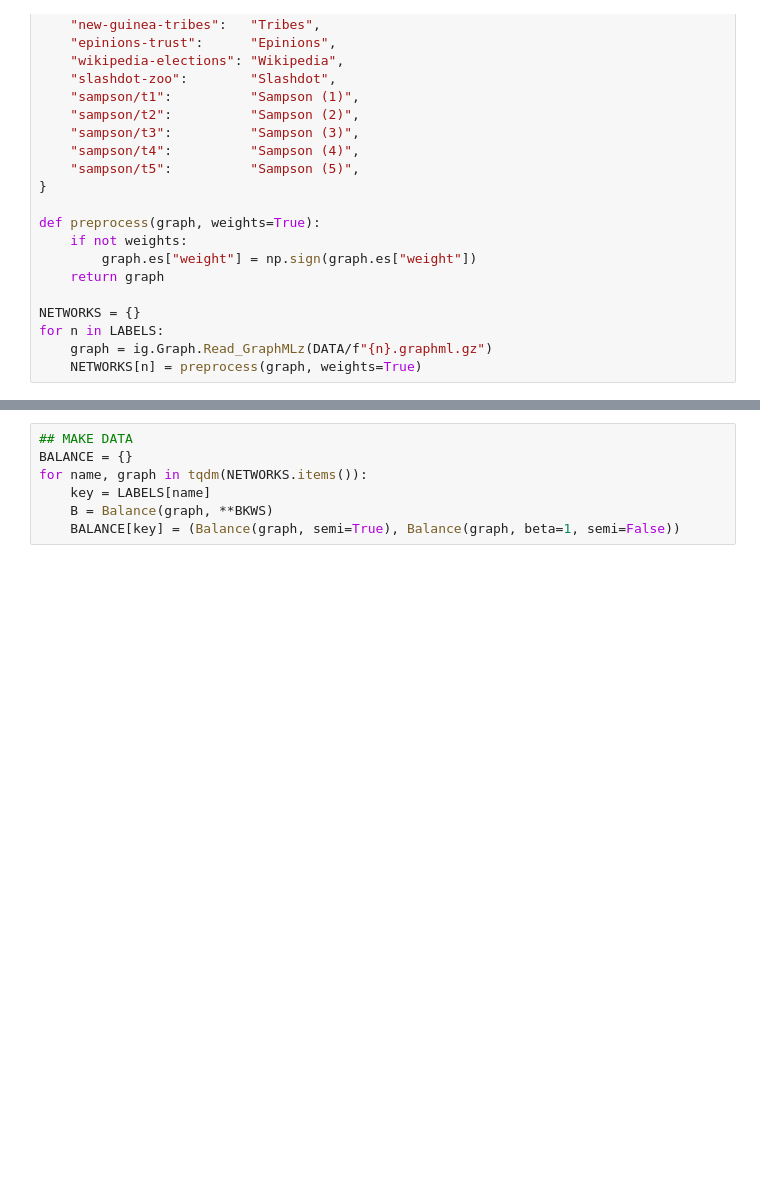
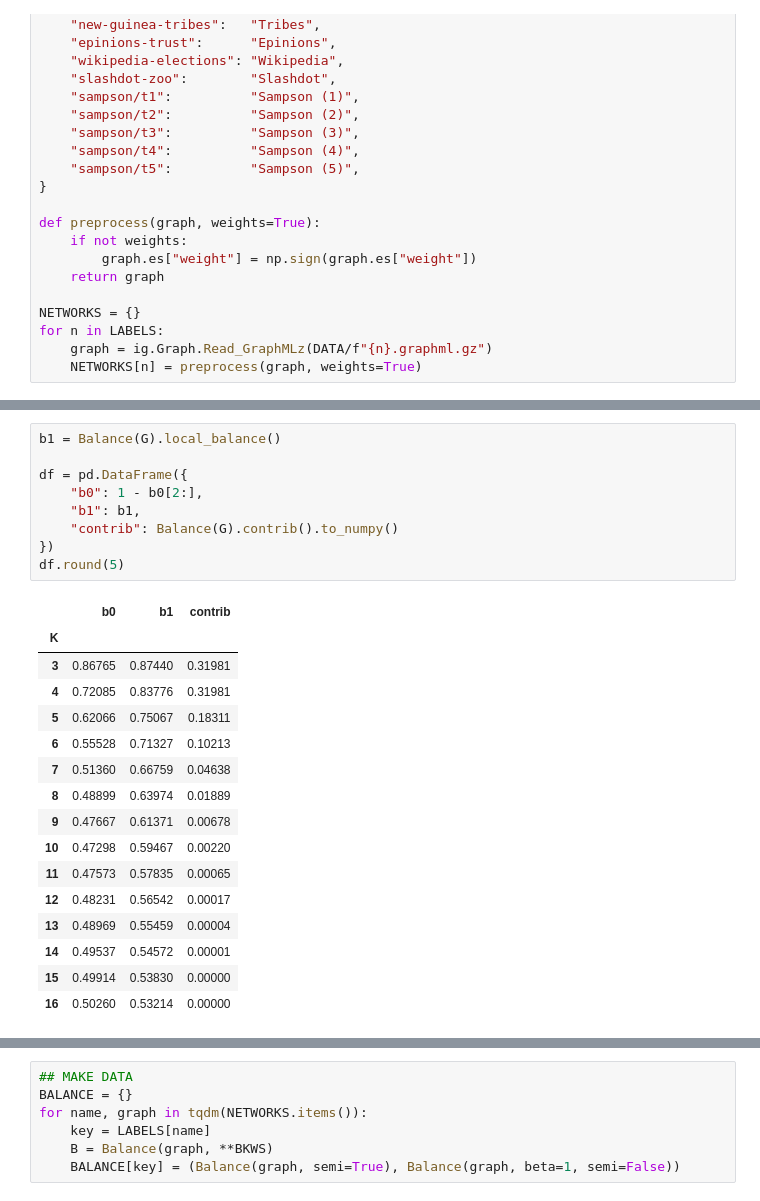
Before and after one commit to sztal/msb, a Jupyter notebook: notebooks/3-contributions.ipynb, the cells around one changed output, grey strips where cells are left out. Drawn from its saved outputs; the diff is of its cells as text; blank space fills up the shorter version.

```diff
--- a/notebooks/3-contributions.ipynb
+++ b/notebooks/3-contributions.ipynb
@@ -58,0 +99,26 @@ for n in LABELS:
+# %%
+b1 = Balance(G).local_balance()
+
+df = pd.DataFrame({
+    "b0": 1 - b0[2:],
+    "b1": b1,
+    "contrib": Balance(G).contrib().to_numpy()
+})
+df.round(5)
+# %% [output]
+|  | b0 | b1 | contrib |
+| K |  |  |  |
+| 3 | 0.86765 | 0.87440 | 0.31981 |
+| 4 | 0.72085 | 0.83776 | 0.31981 |
+| 5 | 0.62066 | 0.75067 | 0.18311 |
+| 6 | 0.55528 | 0.71327 | 0.10213 |
+| 7 | 0.51360 | 0.66759 | 0.04638 |
+| 8 | 0.48899 | 0.63974 | 0.01889 |
+| 9 | 0.47667 | 0.61371 | 0.00678 |
+| 10 | 0.47298 | 0.59467 | 0.00220 |
+| 11 | 0.47573 | 0.57835 | 0.00065 |
+| 12 | 0.48231 | 0.56542 | 0.00017 |
+| 13 | 0.48969 | 0.55459 | 0.00004 |
+| 14 | 0.49537 | 0.54572 | 0.00001 |
+| 15 | 0.49914 | 0.53830 | 0.00000 |
+| 16 | 0.50260 | 0.53214 | 0.00000 |
```
Also changed, not shown: parts of 4 cells of this notebook, 14 other files.
